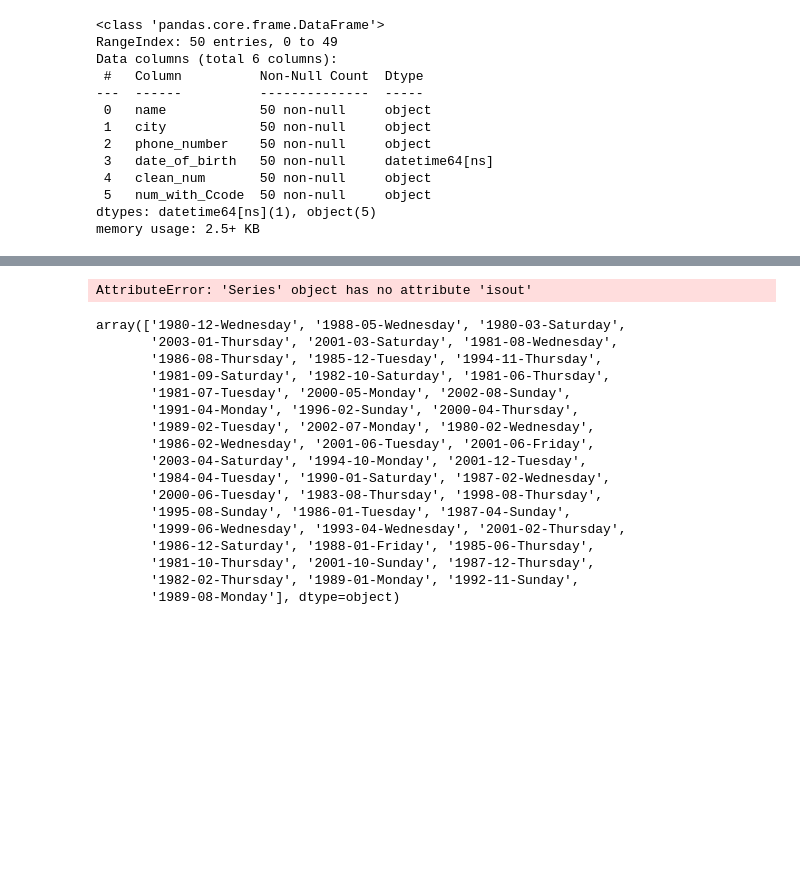
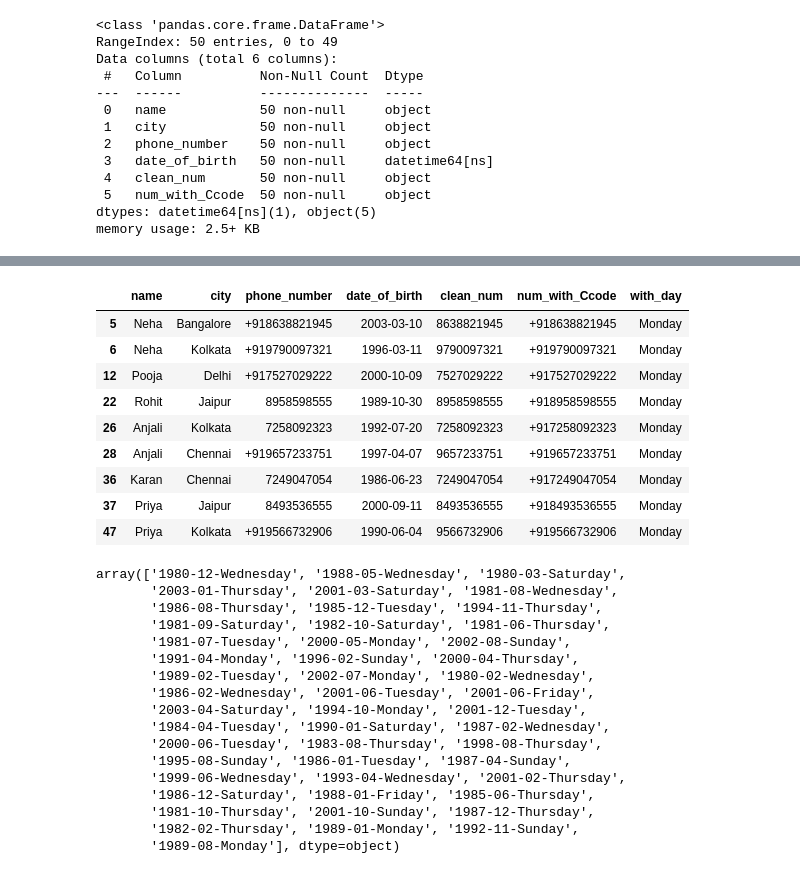
Before and after one commit to MR-pavan-patil/Pavan-Main-datascince, a Jupyter notebook: HW/number.ipynb, the cells around one changed output, grey strips where cells are left out. Cells and saved outputs as stored; diff of their text form; code cells hidden in the pictures; blank space fills up the shorter version.

Commit message:
slove small error

```diff
--- a/HW/number.ipynb
+++ b/HW/number.ipynb
@@ -166,7 +171,16 @@ df
 # %%
-df["with_day"].isout("Monday")
+df[df["with_day"] == "Monday"]
 # %% [output]
-AttributeError: 'Series' object has no attribute 'isout'
+|  | name | city | phone_number | date_of_birth | clean_num | num_with_Ccode | with_day |
+| 5 | Neha | Bangalore | +918638821945 | 2003-03-10 | 8638821945 | +918638821945 | Monday |
+| 6 | Neha | Kolkata | +919790097321 | 1996-03-11 | 9790097321 | +919790097321 | Monday |
+| 12 | Pooja | Delhi | +917527029222 | 2000-10-09 | 7527029222 | +917527029222 | Monday |
+| 22 | Rohit | Jaipur | 8958598555 | 1989-10-30 | 8958598555 | +918958598555 | Monday |
+| 26 | Anjali | Kolkata | 7258092323 | 1992-07-20 | 7258092323 | +917258092323 | Monday |
+| 28 | Anjali | Chennai | +919657233751 | 1997-04-07 | 9657233751 | +919657233751 | Monday |
+| 36 | Karan | Chennai | 7249047054 | 1986-06-23 | 7249047054 | +917249047054 | Monday |
+| 37 | Priya | Jaipur | 8493536555 | 2000-09-11 | 8493536555 | +918493536555 | Monday |
+| 47 | Priya | Kolkata | +919566732906 | 1990-06-04 | 9566732906 | +919566732906 | Monday |
 # %%
 df["with_day"].unique()
 # %% [output]
```
Also changed, not shown: parts of 7 cells of this notebook.
